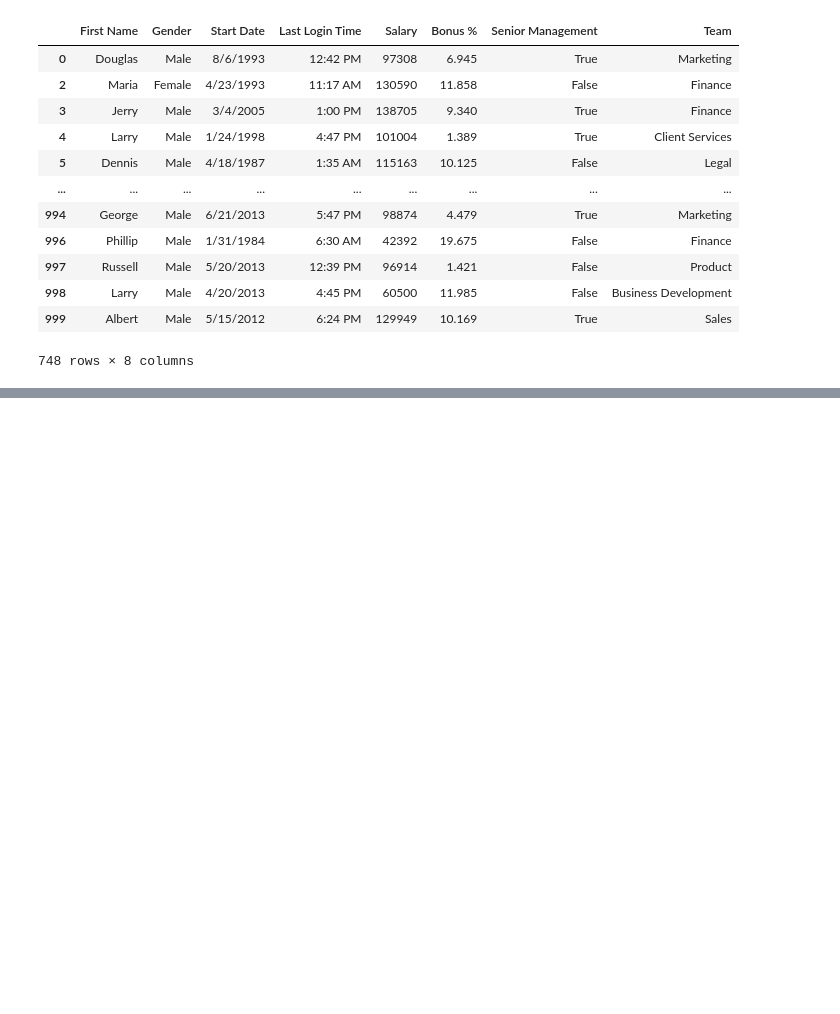
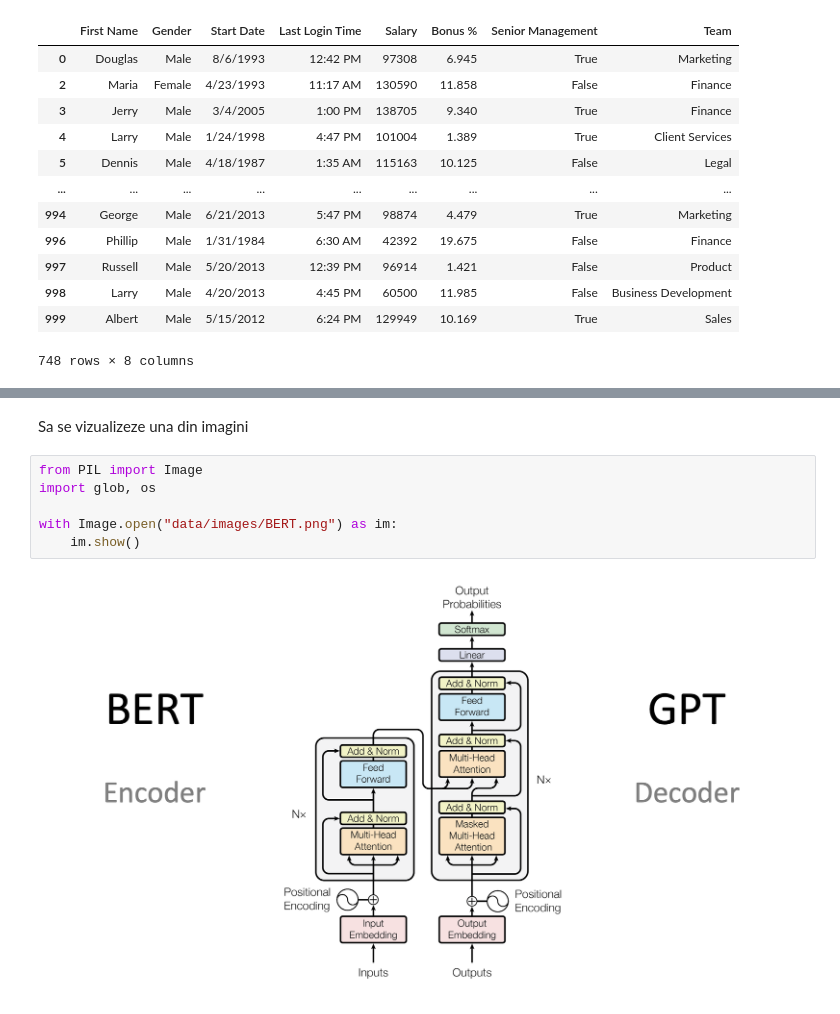
Before and after one commit to Vasile07/AI, a Jupyter notebook: Data analysis - Laborator2/notebook.ipynb, the cells around one changed output, grey strips where cells are left out. Saved outputs shown, nothing was run; the diff lists cells and outputs as text; blank space fills up the shorter version.

```diff
--- a/Data analysis - Laborator2/notebook.ipynb
+++ b/Data analysis - Laborator2/notebook.ipynb
@@ -195,0 +213,10 @@ df_filtered_employees[df_filtered_employees.Salary.between(q1,q2)]
+# %% [markdown]
+Sa se vizualizeze una din imagini
+# %%
+from PIL import Image
+import glob, os
+
+with Image.open("data/images/BERT.png") as im:
+    im.show()
+# %% [output]
+[figure, added]
```
Also changed, not shown: parts of 4 cells of this notebook.
